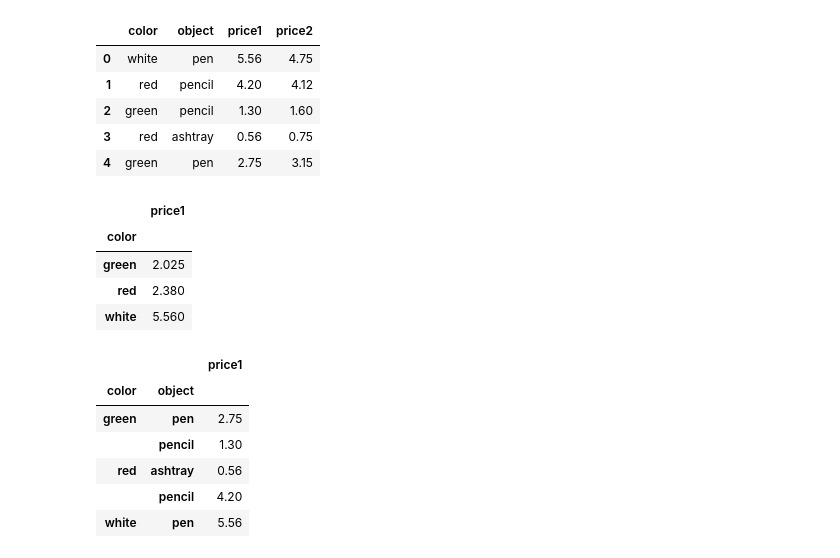
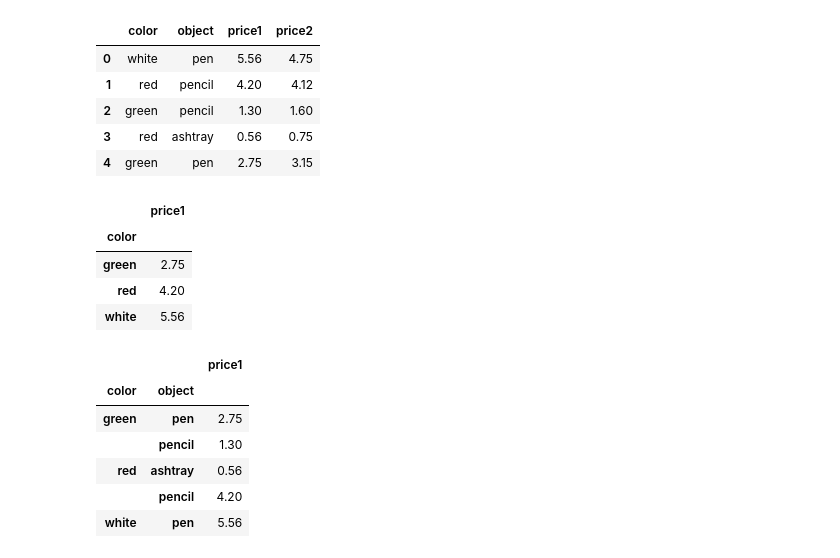
Before and after one commit to Santiago-Echeverri-Arteaga/Programacion_UQ_Fisica, a Jupyter notebook: Codigos/Clase_Pandas/practica_pandas.ipynb, the cells around one changed output. Drawn from its saved outputs; the diff is of its cells as text; code cells hidden in the pictures.

```diff
--- a/Codigos/Clase_Pandas/practica_pandas.ipynb
+++ b/Codigos/Clase_Pandas/practica_pandas.ipynb
@@ -1107,13 +1208,13 @@ frame
 | 4 | green | pen | 2.75 | 3.15 |
 # %%
 group = frame['price1'].groupby(frame['color'])
-group.mean().to_frame()
+group.max().to_frame()
 # %% [output]
 |  | price1 |
 | color |  |
-| green | 2.025 |
-| red | 2.380 |
-| white | 5.560 |
+| green | 2.75 |
+| red | 4.20 |
+| white | 5.56 |
 # %%
 group2 = frame['price1'].groupby([frame['color'],frame['object']])
 group2.mean().to_frame()
```
Also changed, not shown: parts of 14 cells of this notebook, 3 other files.
